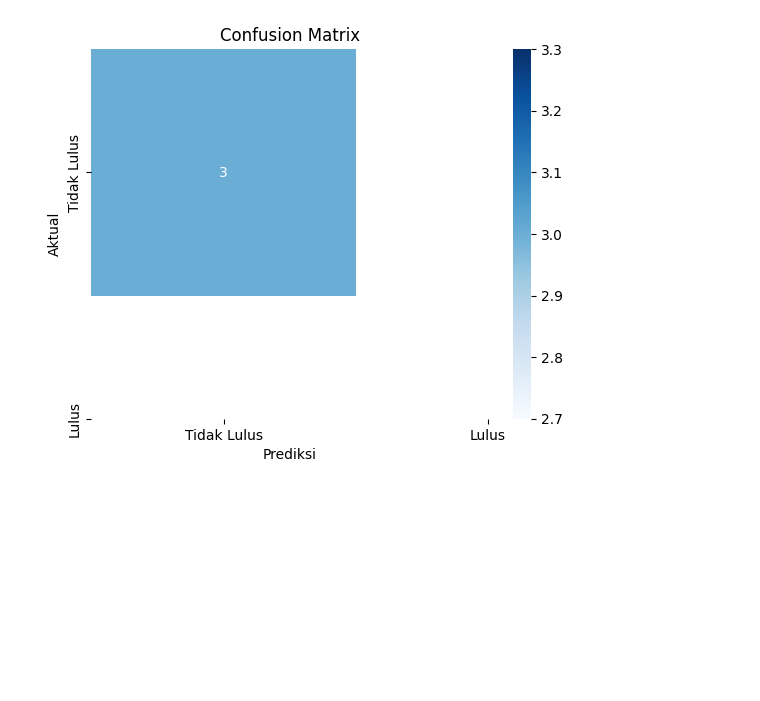
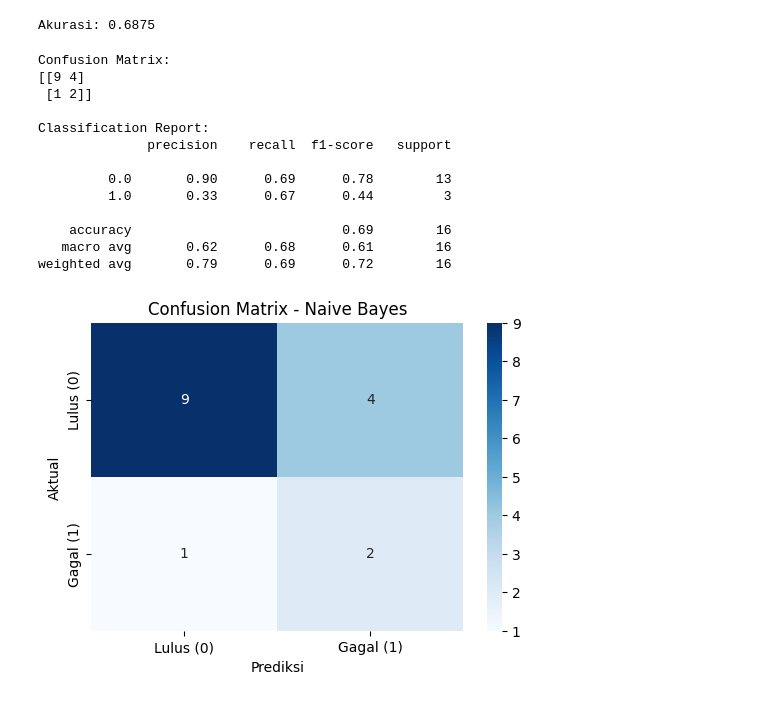
Before and after one commit to STMIK-Tazkia/probstat-kelompok-9, a Jupyter notebook: klasifikasi_mahasiswa.ipynb, the cells around one changed output. Drawn from its saved outputs; the diff is of its cells as text; code cells hidden in the pictures; blank space fills up the shorter version.

Commit message:
mengirim program klasifikasi dan dataset yg digunakan

```diff
--- a/klasifikasi_mahasiswa.ipynb
+++ b/klasifikasi_mahasiswa.ipynb
@@ -43,0 +10,9 @@ y = df['lulus']
+# %%
+# Load dataset
+df = pd.read_csv('original.csv')
+
+# Hapus kolom kosong yang tidak dibutuhkan
+df = df.drop(columns=['Unnamed: 20', 'Unnamed: 21'])
+
+# Tampilkan 5 baris pertama
+df.head()
@@ -43,0 +52,9 @@ y = df['lulus']
+# %%
+# Hapus baris yang mengandung nilai kosong
+df = df.dropna()
+
+# Tampilkan dimensi dataset setelah dibersihkan
+print("Jumlah baris dan kolom setelah pembersihan:", df.shape)
+
+# Tampilkan 5 data teratas lagi untuk memastikan
+df.head()
@@ -43,0 +69,8 @@ y = df['lulus']
+# %%
+# Pisahkan fitur (X) dan label (y)
+X = df.drop(columns=["label (fail=1, pass=0)"])
+y = df["label (fail=1, pass=0)"]
+
+# Tampilkan dimensi X dan y
+print("Dimensi fitur (X):", X.shape)
+print("Dimensi label (y):", y.shape)
@@ -44,5 +80,7 @@ y = df['lulus']
 # %%
-# membagi data menjadi data latih dan data uji
-# penjelasan : 70% data untuk melatih model(train); 30% data untuk menguji model(test); random state=42 agar hasilnya konsisten.
+# Bagi data menjadi data latih dan uji
+X_train, X_test, y_train, y_test = train_test_split(X, y, test_size=0.2, random_state=42)
 
-X_train, X_test, y_train, y_test = train_test_split(X, y, test_size=0.3, random_state=42)
+# Tampilkan ukuran data
+print("Jumlah data latih:", X_train.shape[0])
+print("Jumlah data uji:", X_test.shape[0])
@@ -83,12 +90,47 @@ weighted avg       1.00      1.00      1.00         3
+# %%
+# Latih model Naive Bayes
+model = GaussianNB()
+model.fit(X_train, y_train)
+
+# Evaluasi akurasi pada data uji
+y_pred = model.predict(X_test)
+
+print("Akurasi:", accuracy_score(y_test, y_pred))
+# %% [output]
+Akurasi: 0.6875
+# %%
+# Confusion Matrix
+cm = confusion_matrix(y_test, y_pred)
+print("Confusion Matrix:")
+print(cm)
+
+# Classification Report
+print("\nClassification Report:")
+print(classification_report(y_test, y_pred))
+# %% [output]
+Confusion Matrix:
+[[9 4]
+ [1 2]]
+
+Classification Report:
+              precision    recall  f1-score   support
+
+         0.0       0.90      0.69      0.78        13
+         1.0       0.33      0.67      0.44         3
+
+    accuracy                           0.69        16
+   macro avg       0.62      0.68      0.61        16
+weighted avg       0.79      0.69      0.72        16
 # %%
-# membuat confusion matrix
+# Buat confusion matrix dari data prediksi
 cm = confusion_matrix(y_test, y_pred)
 
-# visualisasi confusion matrix
-sns.heatmap(cm, annot=True, fmt='d', cmap='Blues', xticklabels=["Tidak Lulus", "Lulus"], yticklabels=["Tidak Lulus", "Lulus"])
+# Visualisasi confusion matrix
+plt.figure(figsize=(6,4))
+sns.heatmap(cm, annot=True, fmt='d', cmap='Blues', xticklabels=['Lulus (0)', 'Gagal (1)'], yticklabels=['Lulus (0)', 'Gagal (1)'])
 plt.xlabel('Prediksi')
 plt.ylabel('Aktual')
-plt.title('Confusion Matrix')
+plt.title('Confusion Matrix - Naive Bayes')
 plt.show()
 # %% [output]
-[figure, old version]
+[figure, new version]
```
Also changed, not shown: parts of 17 cells of this notebook, 22 other files.
